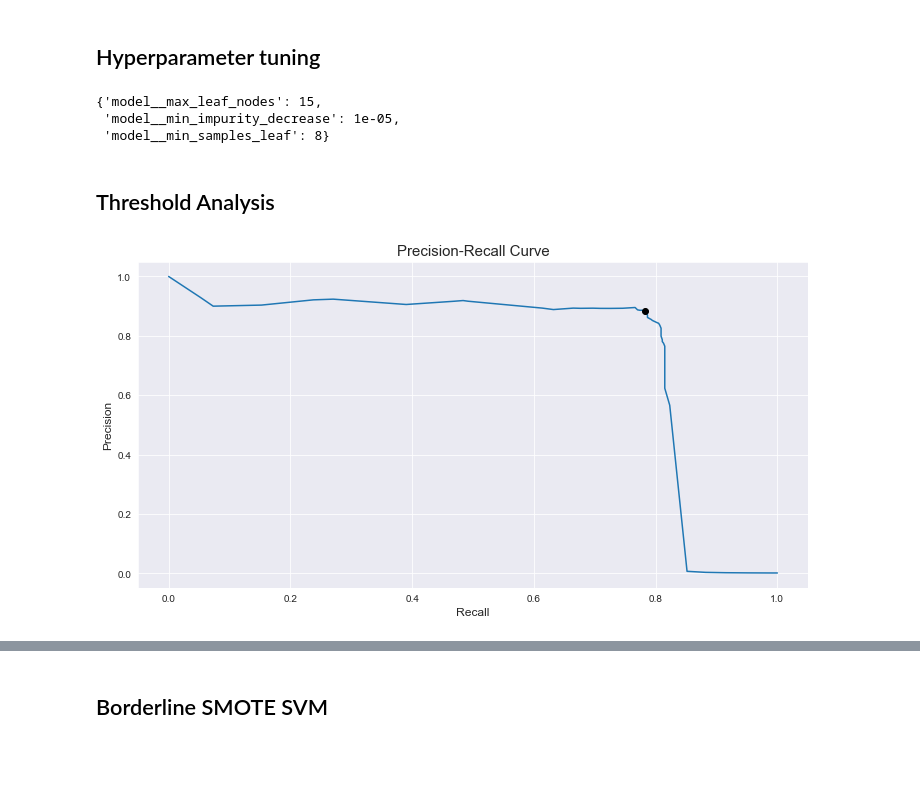
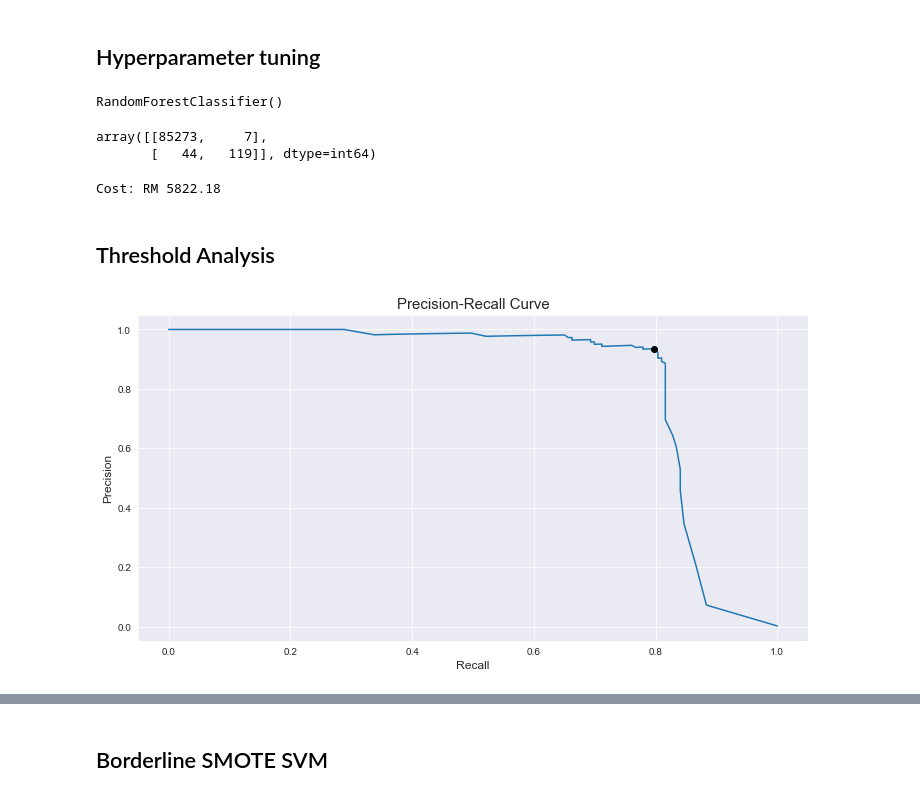
Before and after one commit to alfredomarinus/portfolio, a Jupyter notebook: Credit Card Fraud Detection/notebook.ipynb, the cells around one changed output, grey strips where cells are left out. Saved outputs shown, nothing was run; the diff lists cells and outputs as text; code cells hidden in the pictures; blank space fills up the shorter version.

```diff
--- a/Credit Card Fraud Detection/notebook.ipynb
+++ b/Credit Card Fraud Detection/notebook.ipynb
@@ -100,4 +100,10 @@ def true_positive(estimator, X, y):
     predictions = estimator.predict(X)
     cm = confusion_matrix(y,predictions)
     return cm[1][1]
+# %%
+df = df.iloc[:,1:]
+X = df.drop('Class', axis=1)
+y = df['Class']
+
+X_train, X_test, y_train, y_test = train_test_split(X, y, test_size=0.3, random_state=143)
 # %%
@@ -195,16 +189,23 @@ param_grid['model__min_impurity_decrease'] = [1e-04,1e-05,1e-06]
-# %%
-model = DecisionTreeClassifier()
-scaler = StandardScaler()
-
-pipeline = Pipeline(steps=[('scaler', scaler),('model', model)])
-cv = StratifiedKFold(5,shuffle=True,random_state=143)
-grid = GridSearchCV(pipeline, param_grid=param_grid, cv=cv, refit=True)
-
-grid.fit(X, y)
-grid.best_params_
-# %% [output]
-{'model__max_leaf_nodes': 15,
- 'model__min_impurity_decrease': 1e-05,
- 'model__min_samples_leaf': 8}
+# %%
+scaler = StandardScaler()
+X_train_scaled = scaler.fit_transform(X_train)
+X_test_scaled = scaler.transform(X_test)
+# %%
+model = RandomForestClassifier()
+model.fit(X_train_scaled,y_train)
+# %% [output]
+RandomForestClassifier()
+# %%
+predictions = model.predict(X_test_scaled)
+confusion_matrix(y_test, predictions)
+# %% [output]
+array([[85273,     7],
+       [   44,   119]], dtype=int64)
+# %%
+(tn, fp), (fn, tp) = confusion_matrix(y_test, predictions)
+
+print(f'Cost: RM {round(fn * fraud_cost + ((tp + fp) * monitoring_cost),2)}')
+# %% [output]
+Cost: RM 5822.18
 # %% [markdown]
 ## Threshold Analysis
@@ -218,20 +212,19 @@ def evaluate_model(model, X, y):
 # %%
-model = DecisionTreeClassifier(max_leaf_nodes=15,min_samples_leaf=8,min_impurity_decrease=1e-05)
-proba = evaluate_model(model, X, y)
+proba = model.predict_proba(X_test_scaled)
 # %%
-precision, recall, threshold = precision_recall_curve(y, proba[:,1])
+precision, recall, threshold = precision_recall_curve(y_test, proba[:,1])
 
 fscore = (2 * precision * recall) / (precision + recall)
 idx = np.argmax(fscore)
 
 plt.figure(figsize=(12,6))
 plt.plot(recall, precision)
 plt.plot(recall[idx], precision[idx], marker='o', color='black')
 plt.title('Precision-Recall Curve', fontsize=15)
 plt.xlabel('Recall', fontsize=12)
 plt.ylabel('Precision', fontsize=12);
 # %% [output]
-[figure, old version]
+[figure, new version]
 # %%
 print(f'Threshold: {threshold[idx]}')
 print(f'Recall: {recall[idx]:20}')
```
Also changed, not shown: parts of 20 cells of this notebook, 2 other files.
